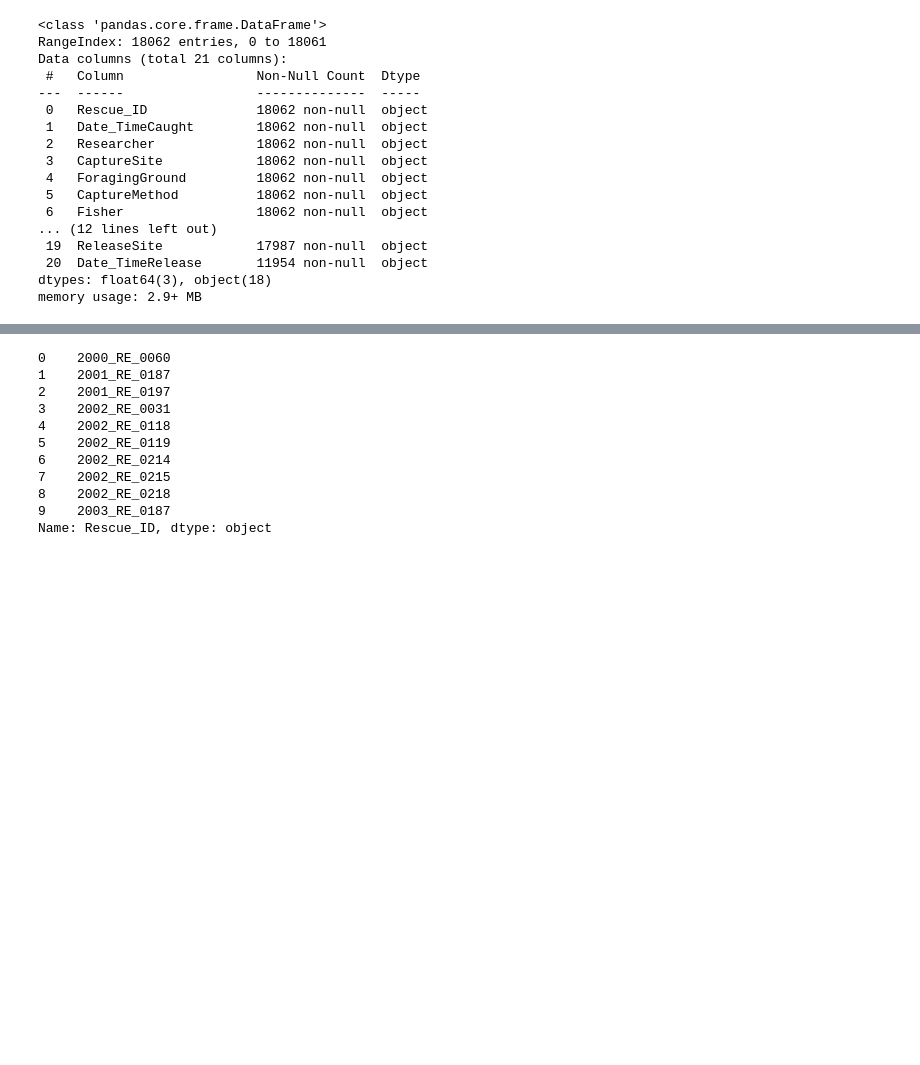
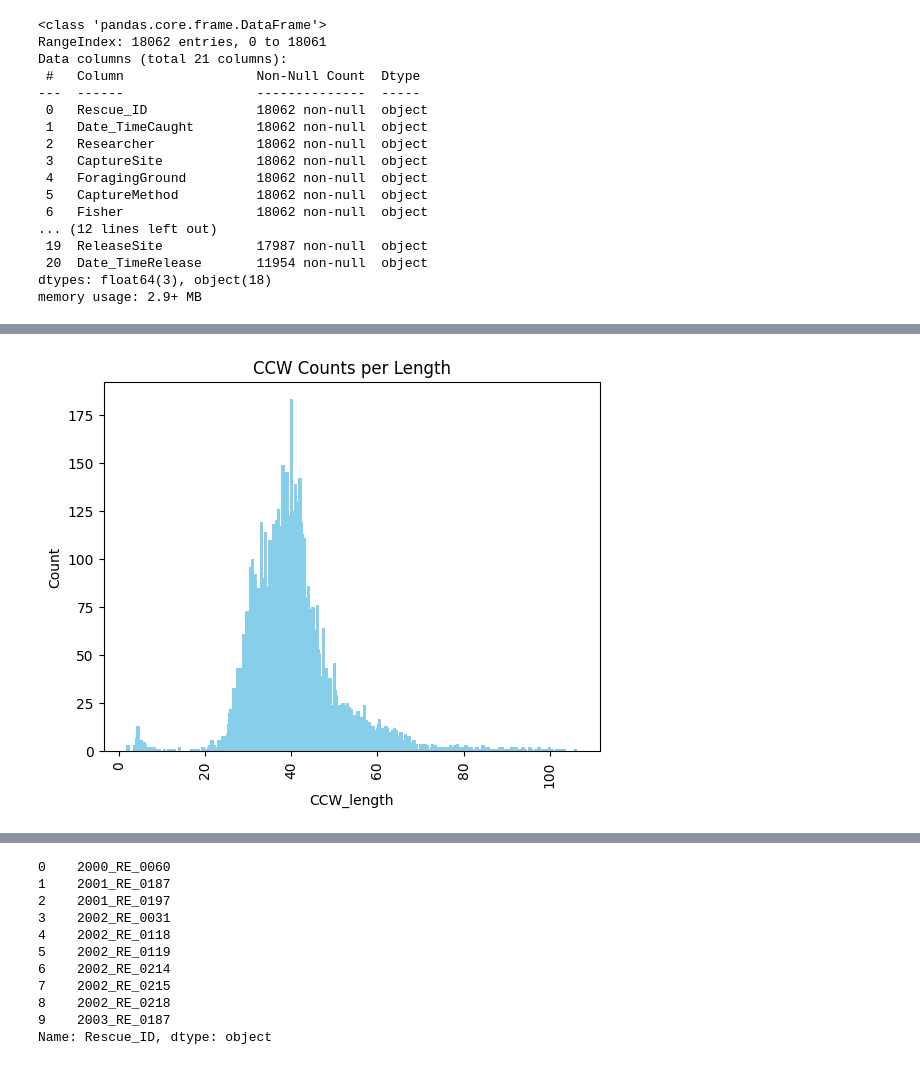
Before and after one commit to datakiptoo/Time_Series_Forecasting, a Jupyter notebook: challenge.ipynb, the cells around one changed output, grey strips where cells are left out. Cells and saved outputs as stored; diff of their text form; code cells hidden in the pictures; blank space fills up the shorter version.

```diff
--- a/challenge.ipynb
+++ b/challenge.ipynb
@@ -45,0 +150,11 @@ memory usage: 2.9+ MB
+# %%
+CCW_counts=data['CCW_cm'].value_counts()
+#plotting bar chart
+plt.bar(CCW_counts.index,CCW_counts.values,color='skyblue')
+plt.xlabel('CCW_length')
+plt.ylabel('Count')
+plt.title('CCW Counts per Length')
+plt.xticks(rotation='vertical')
+plt.show()
+# %% [output]
+[figure, added]
```
Also changed, not shown: parts of 51 cells of this notebook.
